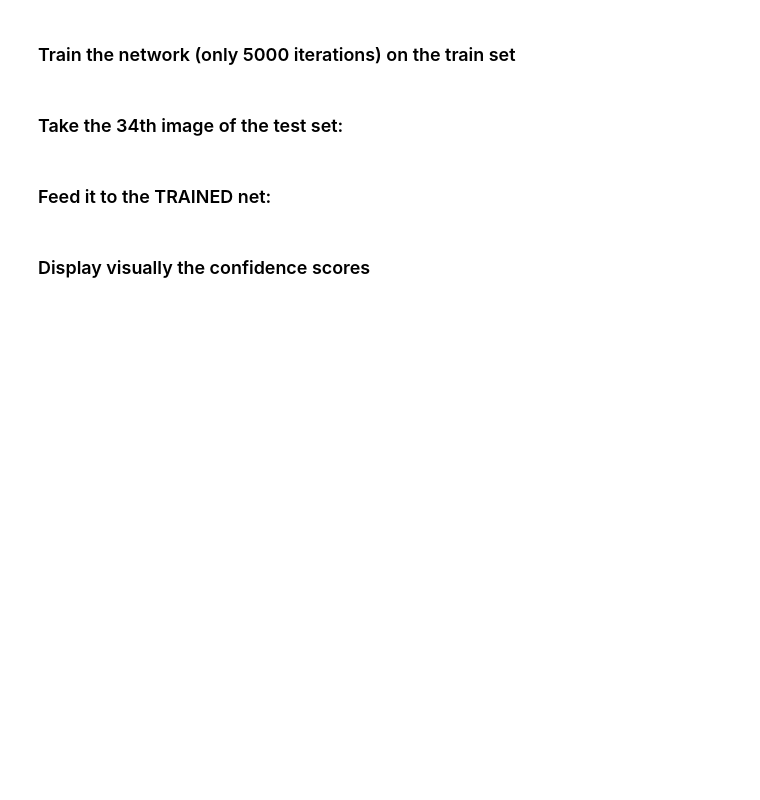
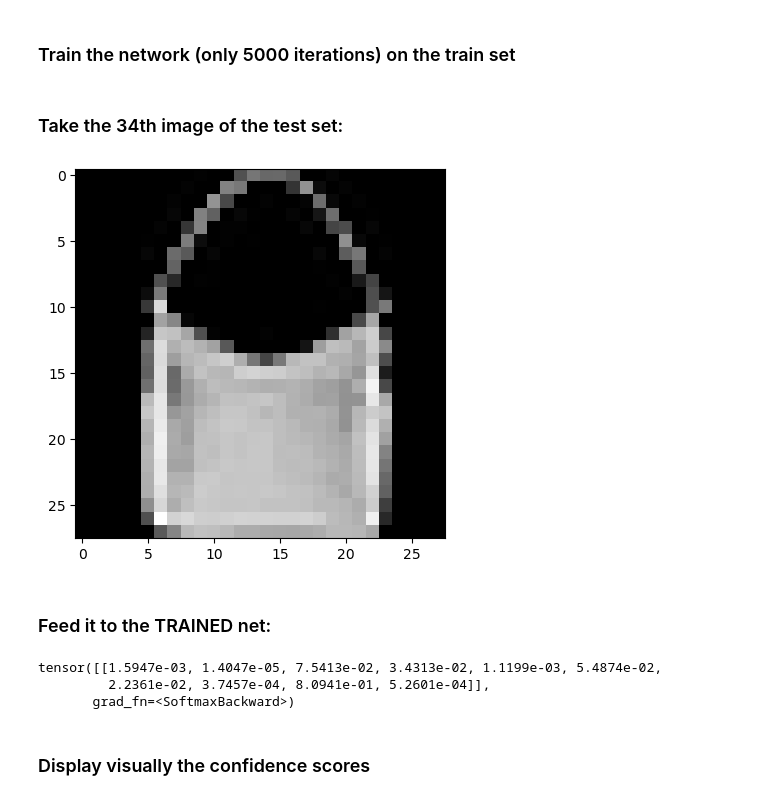
Before and after one commit to leakin185/CS5242_2025, a Jupyter notebook: labs_lecture03/lab04_train_vanilla_nn/train_vanilla_nn_exercise.ipynb, the cells around one changed output. Saved outputs shown, nothing was run; the diff lists cells and outputs as text; code cells hidden in the pictures; blank space fills up the shorter version.

```diff
--- a/labs_lecture03/lab04_train_vanilla_nn/train_vanilla_nn_exercise.ipynb
+++ b/labs_lecture03/lab04_train_vanilla_nn/train_vanilla_nn_exercise.ipynb
@@ -101,13 +155,19 @@ for iter in range(1,5000):
 # %% [markdown]
 ### Take the 34th image of the test set:
 # %%
-im= # complete here
+im= test_data[34]
 utils.show(im)
+# %% [output]
+[figure, added]
 # %% [markdown]
 ### Feed it to the TRAINED net:
 # %%
-p = # complete here
+p =  net( im.view(1,784) )
 print(p)
+# %% [output]
+tensor([[1.5947e-03, 1.4047e-05, 7.5413e-02, 3.4313e-02, 1.1199e-03, 5.4874e-02,
+         2.2361e-02, 3.7457e-04, 8.0941e-01, 5.2601e-04]],
+       grad_fn=<SoftmaxBackward>)
 # %% [markdown]
 ### Display visually the confidence scores
 # %%
```
Also changed, not shown: parts of 10 cells of this notebook, 14 other files.
